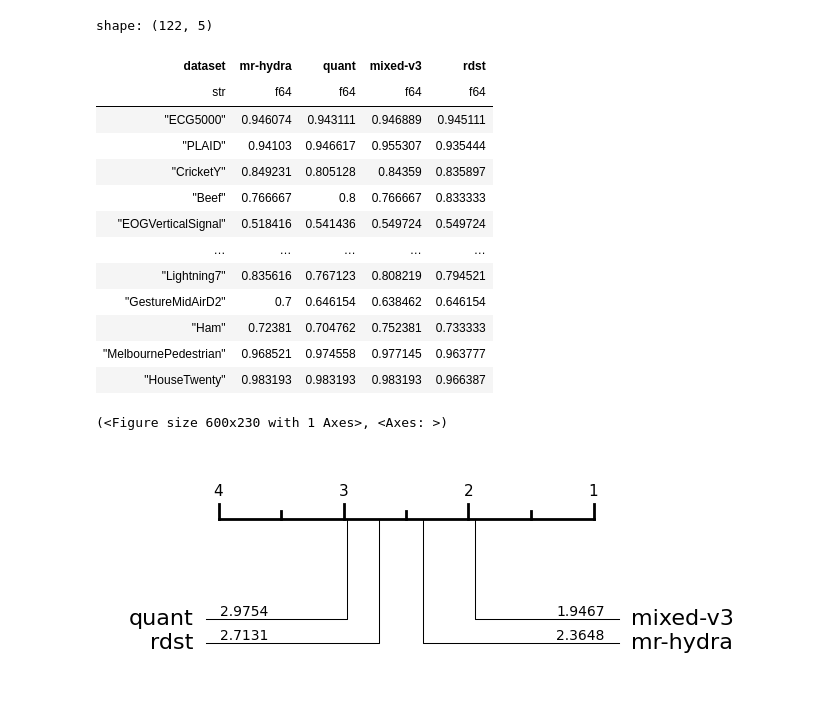
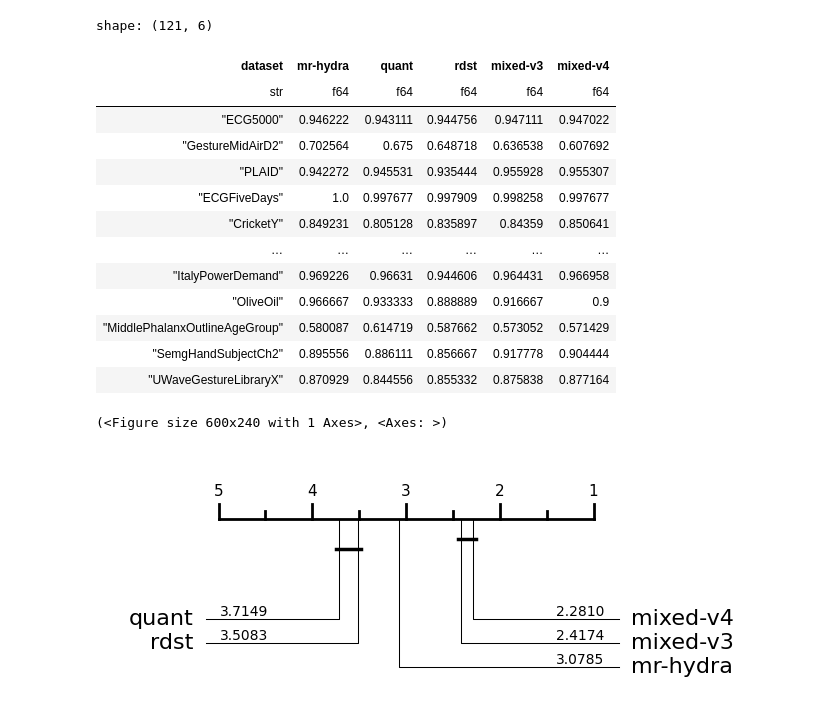
Before and after one commit to gasperpetelin/TSCGlue, a Jupyter notebook: 042-stacking-2.ipynb, the cells around one changed output. Saved outputs shown, nothing was run; the diff lists cells and outputs as text; code cells hidden in the pictures.

```diff
--- a/042-stacking-2.ipynb
+++ b/042-stacking-2.ipynb
@@ -76,6 +72,6 @@ To enable the following instructions: AVX2 FMA, in other operations, rebuild Ten
 #
 #weights
 # %%
-df = pl.read_parquet("experiments/stacking_run_v1/*.parquet").filter(pl.col('model') != 'mixed-v2').filter(pl.col('model') != 'mixed')
+df = pl.read_parquet("s3://tsc-glue/experiments/stacking_run_v1/*.parquet").filter(pl.col('model') != 'mixed-v2').filter(pl.col('model') != 'mixed')
 df
 # %% [output]
@@ -96,29 +94,29 @@ shape: (1_402, 4)
 # %%
 from aeon.visualisation import plot_critical_difference
 # %%
-v = df.pivot(columns='model', values='test_accuracy', index='dataset', aggregate_function='mean').drop_nulls()
+v = df.pivot(on='model', values='test_accuracy', index='dataset', aggregate_function='mean').drop_nulls()
 methods = df['model'].unique().to_list()
 v
 # %% [output]
-shape: (122, 5)
+shape: (121, 6)
-| dataset | mr-hydra | quant | mixed-v3 | rdst |
-| str | f64 | f64 | f64 | f64 |
-| "ECG5000" | 0.946074 | 0.943111 | 0.946889 | 0.945111 |
-| "PLAID" | 0.94103 | 0.946617 | 0.955307 | 0.935444 |
-| "CricketY" | 0.849231 | 0.805128 | 0.84359 | 0.835897 |
-| "Beef" | 0.766667 | 0.8 | 0.766667 | 0.833333 |
-| "EOGVerticalSignal" | 0.518416 | 0.541436 | 0.549724 | 0.549724 |
-| … | … | … | … | … |
-| "Lightning7" | 0.835616 | 0.767123 | 0.808219 | 0.794521 |
-| "GestureMidAirD2" | 0.7 | 0.646154 | 0.638462 | 0.646154 |
-| "Ham" | 0.72381 | 0.704762 | 0.752381 | 0.733333 |
-| "MelbournePedestrian" | 0.968521 | 0.974558 | 0.977145 | 0.963777 |
-| "HouseTwenty" | 0.983193 | 0.983193 | 0.983193 | 0.966387 |
+| dataset | mr-hydra | quant | rdst | mixed-v3 | mixed-v4 |
+| str | f64 | f64 | f64 | f64 | f64 |
+| "ECG5000" | 0.946222 | 0.943111 | 0.944756 | 0.947111 | 0.947022 |
+| "GestureMidAirD2" | 0.702564 | 0.675 | 0.648718 | 0.636538 | 0.607692 |
+| "PLAID" | 0.942272 | 0.945531 | 0.935444 | 0.955928 | 0.955307 |
+| "ECGFiveDays" | 1.0 | 0.997677 | 0.997909 | 0.998258 | 0.997677 |
+| "CricketY" | 0.849231 | 0.805128 | 0.835897 | 0.84359 | 0.850641 |
+| … | … | … | … | … | … |
+| "ItalyPowerDemand" | 0.969226 | 0.96631 | 0.944606 | 0.964431 | 0.966958 |
+| "OliveOil" | 0.966667 | 0.933333 | 0.888889 | 0.916667 | 0.9 |
+| "MiddlePhalanxOutlineAgeGroup" | 0.580087 | 0.614719 | 0.587662 | 0.573052 | 0.571429 |
+| "SemgHandSubjectCh2" | 0.895556 | 0.886111 | 0.856667 | 0.917778 | 0.904444 |
+| "UWaveGestureLibraryX" | 0.870929 | 0.844556 | 0.855332 | 0.875838 | 0.877164 |
 # %%
 plot_critical_difference(v.select(methods).to_numpy(), methods)
 # %% [output]
-(<Figure size 600x230 with 1 Axes>, <Axes: >)
+(<Figure size 600x240 with 1 Axes>, <Axes: >)
-[figure, old version]
+[figure, new version]
 # %%
 def dataset_stats():
     import collections
```
Also changed, not shown: parts of 7 cells of this notebook, 6 other files.
